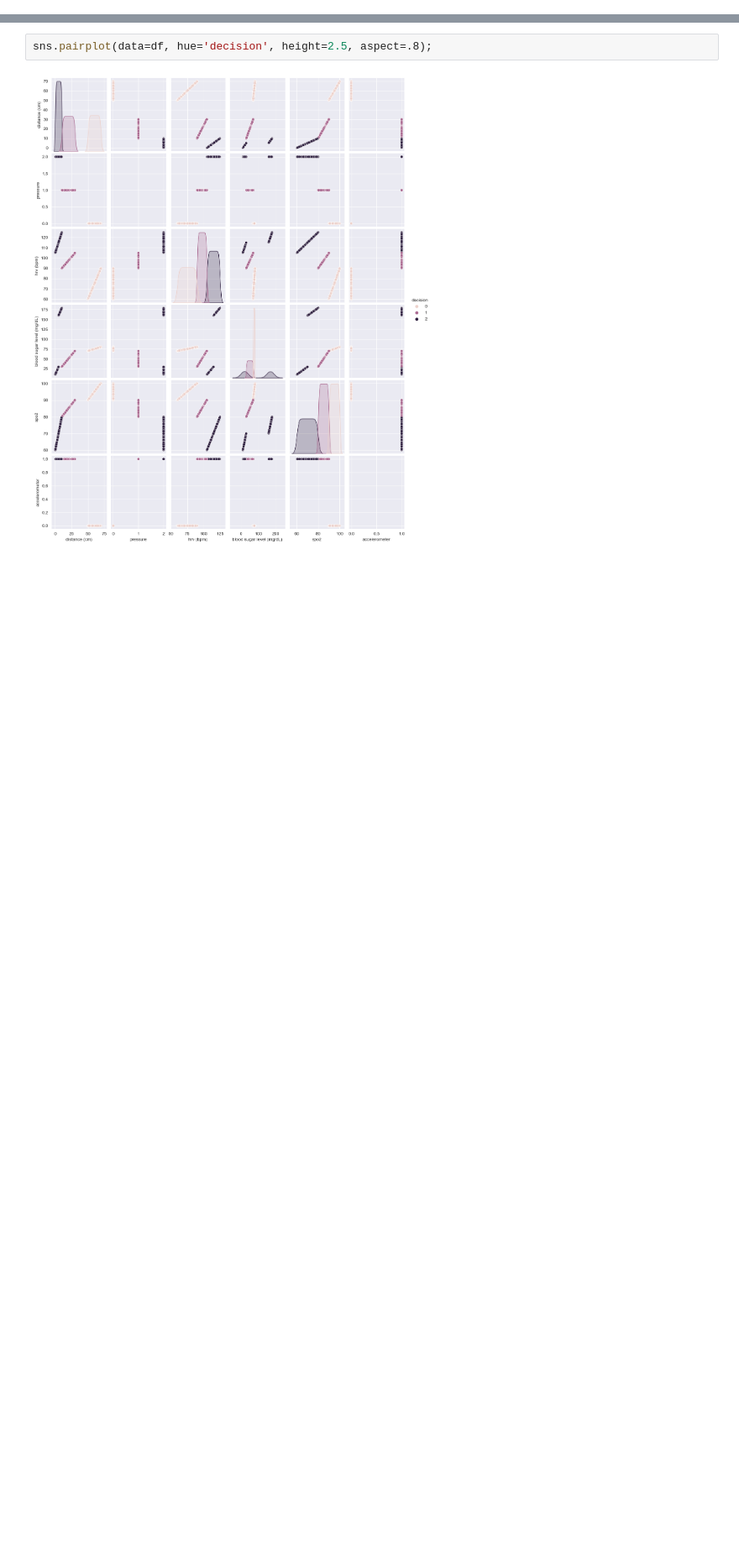
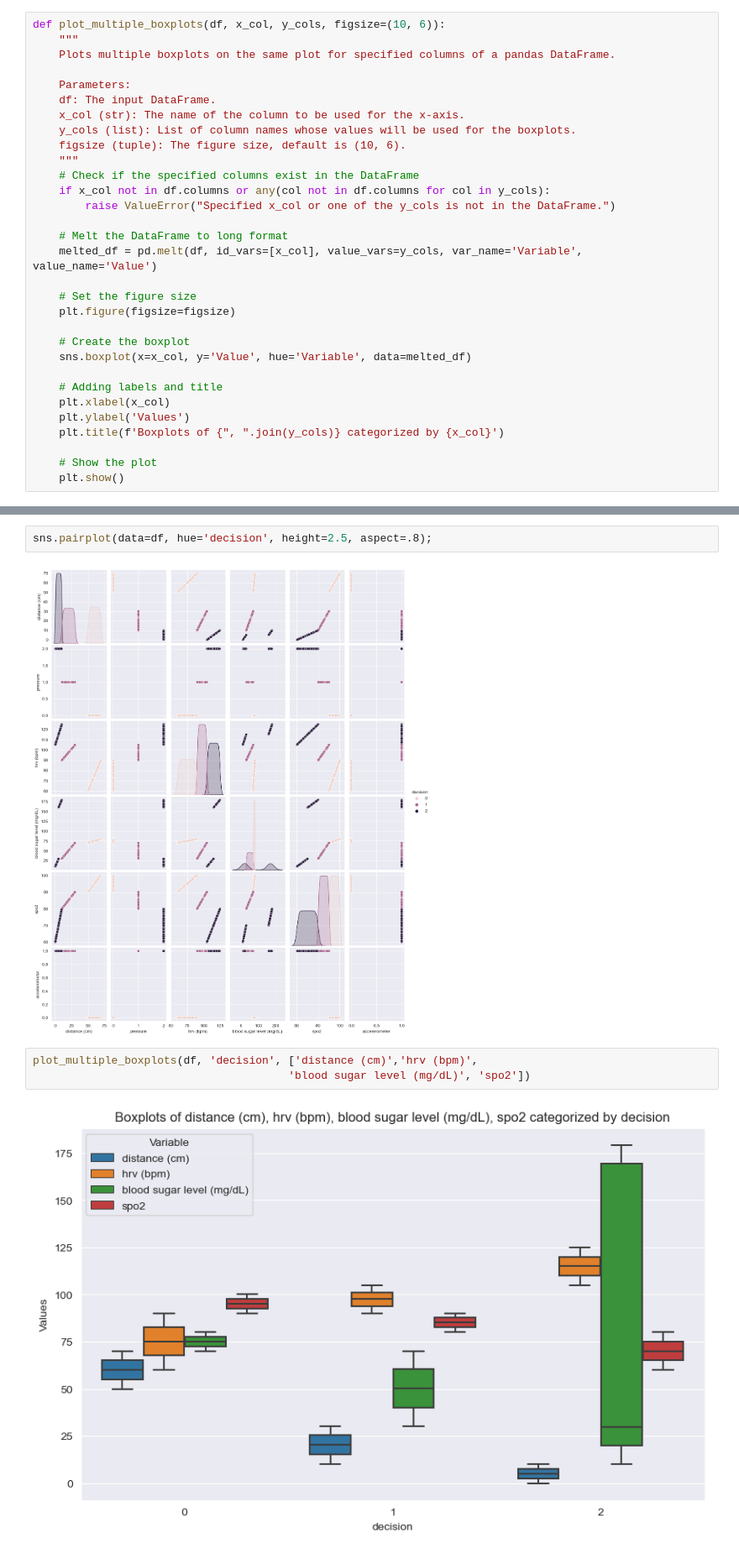
Before and after one commit to kevinbrnett/Fall-Prediction-Model, a Jupyter notebook: Exploratory Data Analysis.ipynb, the cells around one changed output, grey strips where cells are left out. Shown at 84% size. Cells and saved outputs as stored; diff of their text form; blank space fills up the shorter version.

```diff
--- a/Exploratory Data Analysis.ipynb
+++ b/Exploratory Data Analysis.ipynb
@@ -146,3 +154,34 @@ def bar_plot(df, col):
+# %%
+def plot_multiple_boxplots(df, x_col, y_cols, figsize=(10, 6)):
+    """
+    Plots multiple boxplots on the same plot for specified columns of a pandas DataFrame.
+
+    Parameters:
+    df: The input DataFrame.
+    x_col (str): The name of the column to be used for the x-axis.
+    y_cols (list): List of column names whose values will be used for the boxplots.
+    figsize (tuple): The figure size, default is (10, 6).
+    """
+    # Check if the specified columns exist in the DataFrame
+    if x_col not in df.columns or any(col not in df.columns for col in y_cols):
+        raise ValueError("Specified x_col or one of the y_cols is not in the DataFrame.")
+
+    # Melt the DataFrame to long format
+    melted_df = pd.melt(df, id_vars=[x_col], value_vars=y_cols, var_name='Variable', value_name='Value')
+
+    # Set the figure size
+    plt.figure(figsize=figsize)
+
+    # Create the boxplot
+    sns.boxplot(x=x_col, y='Value', hue='Variable', data=melted_df)
+
+    # Adding labels and title
+    plt.xlabel(x_col)
+    plt.ylabel('Values')
+    plt.title(f'Boxplots of {", ".join(y_cols)} categorized by {x_col}')
+
+    # Show the plot
+    plt.show()
 # %% [markdown]
 # Understanding the Data
 # %%
@@ -350,3 +338,8 @@ plt.show();
 sns.pairplot(data=df, hue='decision', height=2.5, aspect=.8);
 # %% [output]
 [figure]
+# %%
+plot_multiple_boxplots(df, 'decision', ['distance (cm)','hrv (bpm)',
+                                       'blood sugar level (mg/dL)', 'spo2'])
+# %% [output]
+[figure, added]
```
Also changed, not shown: parts of 19 cells of this notebook.
